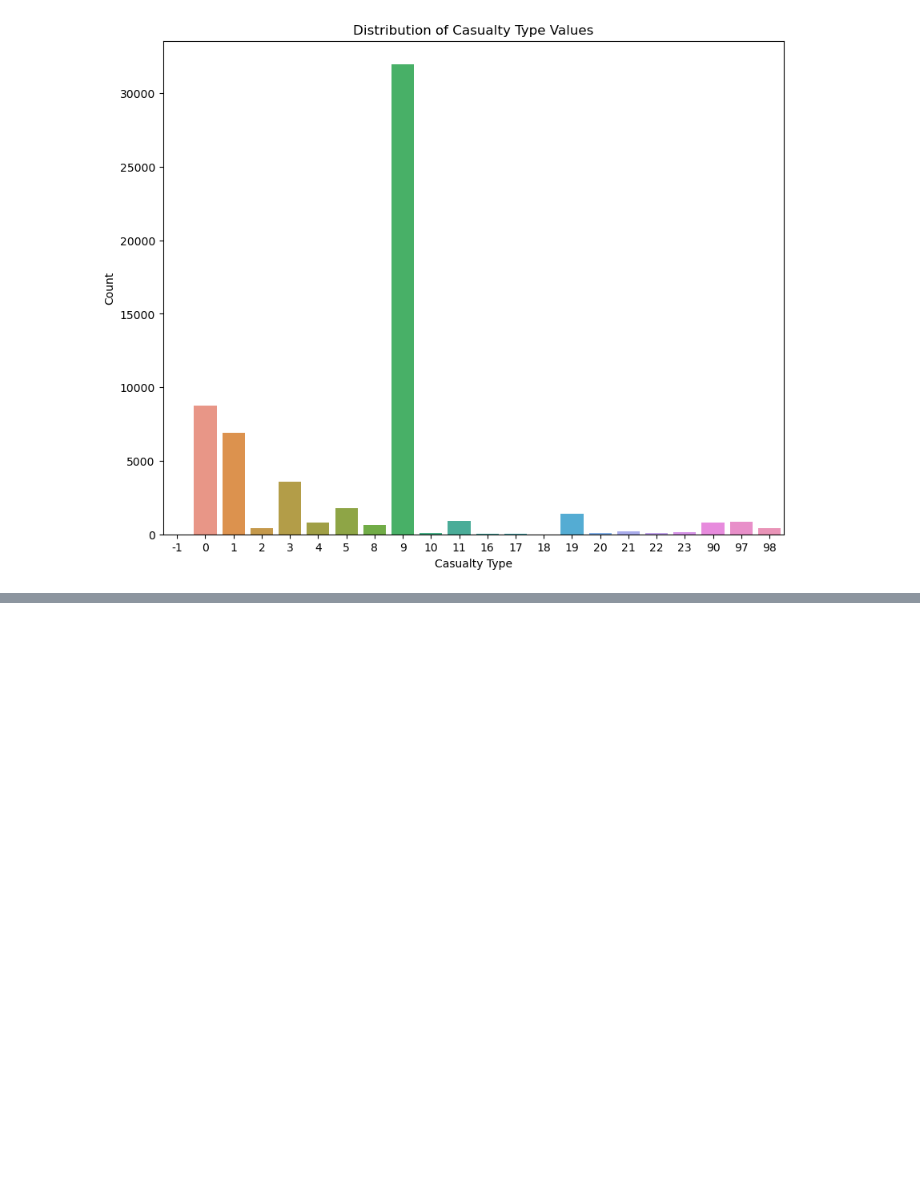
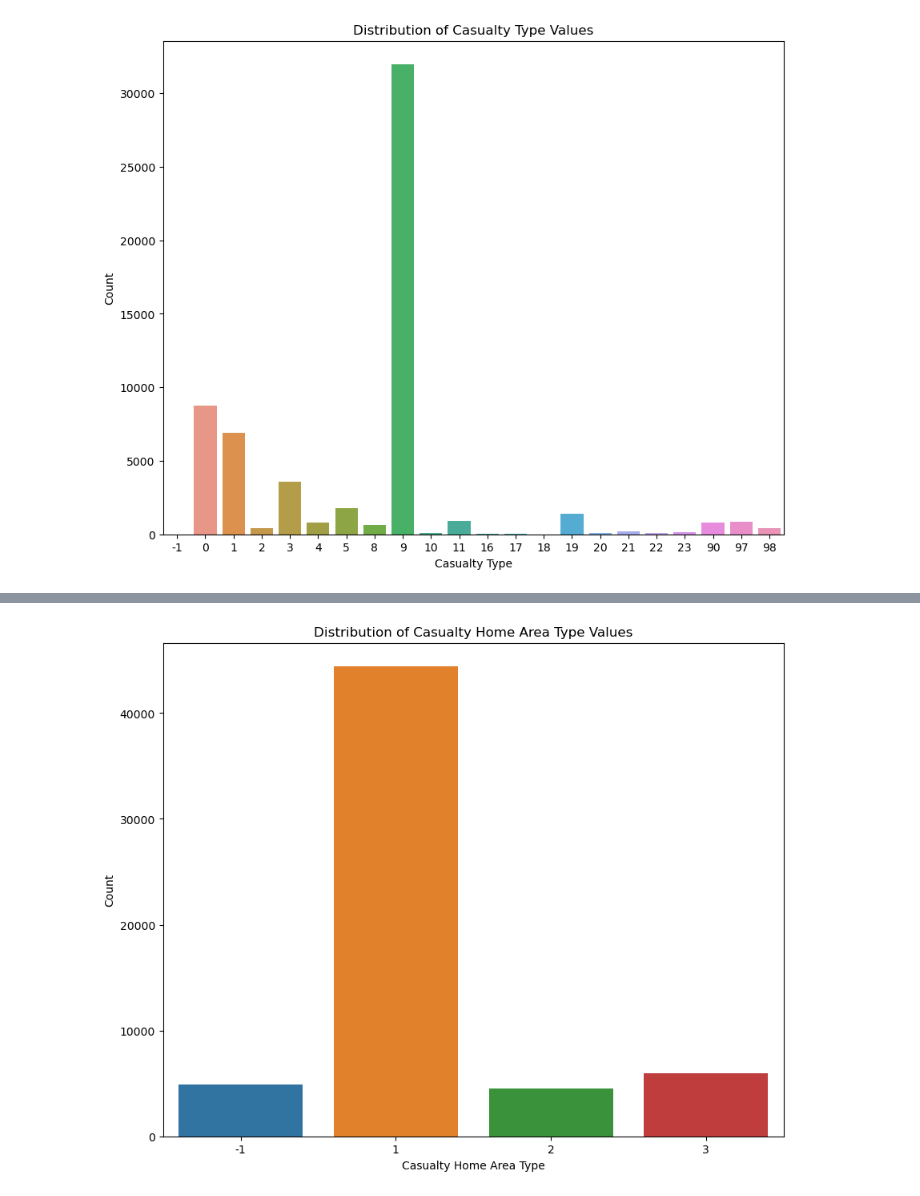
Before and after one commit to raj-rajat/Road-Accidents-Data--2022, a Jupyter notebook: road-accidents-data-2022.ipynb, the cells around one changed output, grey strips where cells are left out. Cells and saved outputs as stored; diff of their text form; code cells hidden in the pictures; blank space fills up the shorter version.

```diff
--- a/road-accidents-data-2022.ipynb
+++ b/road-accidents-data-2022.ipynb
@@ -463,0 +494,10 @@ plt.show()
+# %%
+# Plot the distribution of Casualty_Home_Area_Type values
+plt.figure(figsize=(10, 8))
+sns.countplot(x='casualty_home_area_type', data=df_clean)
+plt.title('Distribution of Casualty Home Area Type Values')
+plt.xlabel('Casualty Home Area Type')
+plt.ylabel('Count')
+plt.show()
+# %% [output]
+[figure, added]
```
Also changed, not shown: parts of 30 cells of this notebook.
